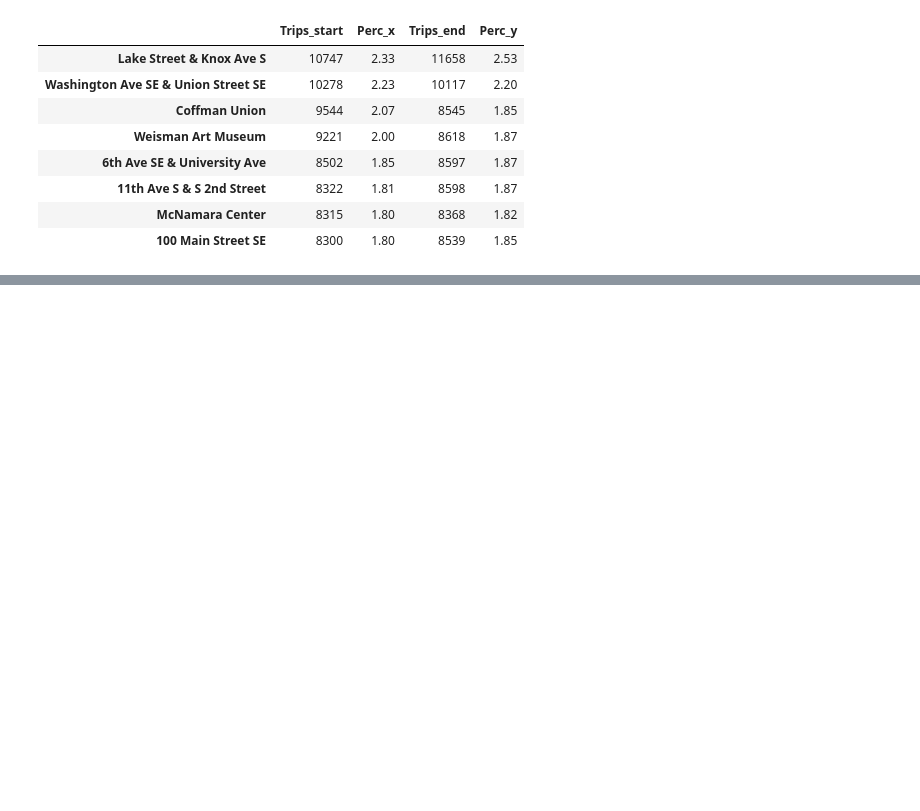
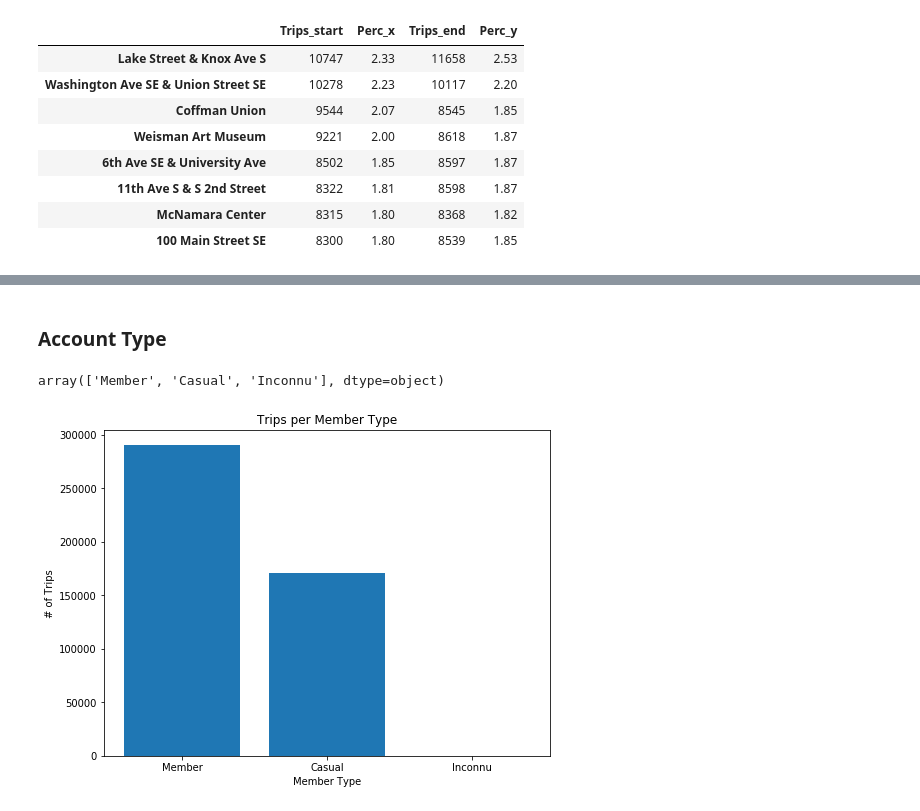
Before and after one commit to Pushkar-v/Nice-Ride-2017---Minnesota, a Jupyter notebook: EDA - 2017 Station Locations.ipynb, the cells around one changed output, grey strips where cells are left out. Drawn from its saved outputs; the diff is of its cells as text; code cells hidden in the pictures; blank space fills up the shorter version.

```diff
--- a/EDA - 2017 Station Locations.ipynb
+++ b/EDA - 2017 Station Locations.ipynb
@@ -5,2 +6,5 @@ import matplotlib.pyplot as plt
 # %%
 data = pd.read_csv(r'C:\Users\pmven\Google Drive\1. myDocs\Projects\Nice Ride\Data\Nice_ride_trip_history_2017_season.csv', sep = ',', parse_dates = ['Start date', 'End date'])
+# %%
+data['Start_Month'] = pd.DatetimeIndex(data['Start date']).month
+data['Start_Month'].unique()
@@ -81,0 +140,2 @@ pd.merge(start_trips.head(10), end_trips.head(10), left_index=True, right_index=
+# %% [markdown]
+### Account Type
@@ -81,0 +144,16 @@ pd.merge(start_trips.head(10), end_trips.head(10), left_index=True, right_index=
+# %%
+# Unique Account Types
+data['Account type'].unique()
+# %% [output]
+array(['Member', 'Casual', 'Inconnu'], dtype=object)
+# %%
+# Trips Distribution
+plt.figure(figsize = (8,6))
+acc_type = data.groupby('Account type').size().sort_values(ascending = False)
+plt.bar(acc_type.index,acc_type.values)
+plt.xlabel('Member Type')
+plt.ylabel('# of Trips')
+plt.title('Trips per Member Type')
+plt.show()
+# %% [output]
+[figure, added]
```
Also changed, not shown: parts of 11 cells of this notebook.
